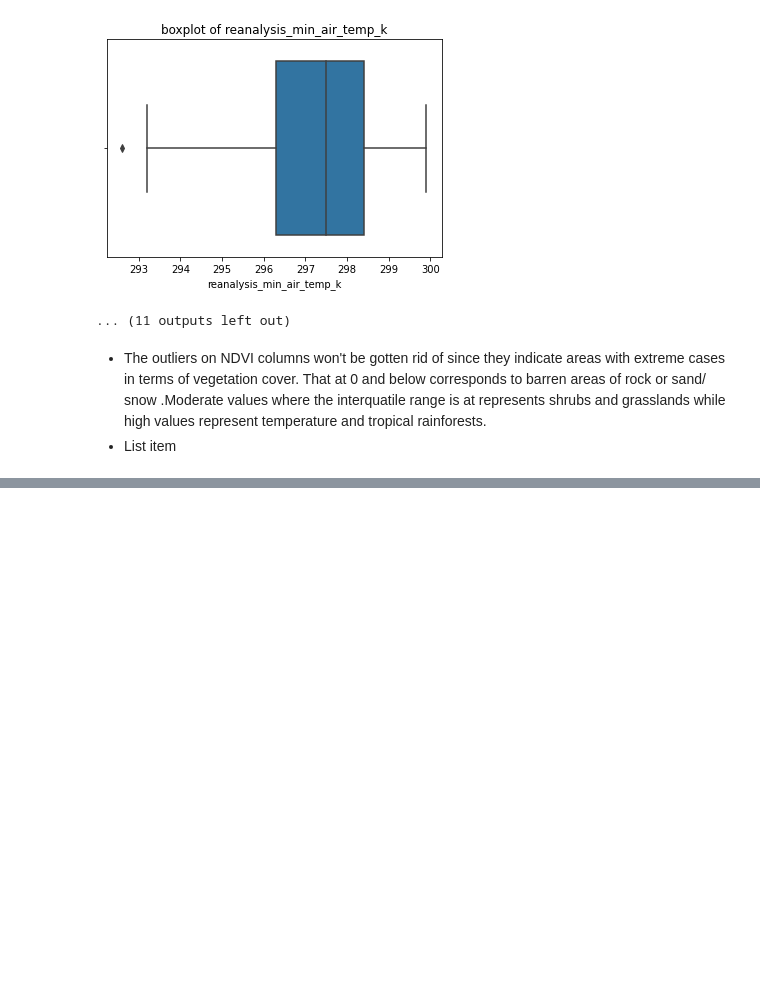
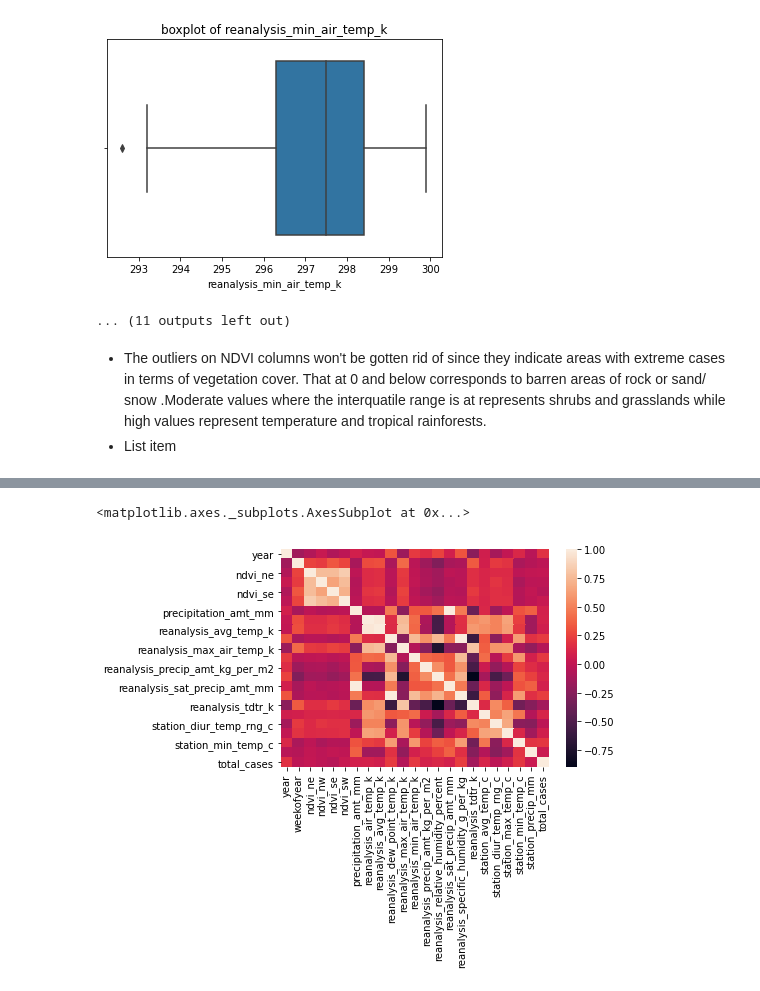
Before and after one commit to Mjcherono/Predicting-Disease-Spread, a Jupyter notebook: dengue.ipynb, the cells around one changed output, grey strips where cells are left out. Drawn from its saved outputs; the diff is of its cells as text; code cells hidden in the pictures; blank space fills up the shorter version.

```diff
--- a/dengue.ipynb
+++ b/dengue.ipynb
@@ -410,0 +449,7 @@ sns.heatmap(sj.corr()**2)
+# %%
+#Iquitos
+data_corr2 = iq.corr()
+sns.heatmap(data_corr2)
+# %% [output]
+<matplotlib.axes._subplots.AxesSubplot at 0x...>
+[figure, added]
```
Also changed, not shown: parts of 7 cells of this notebook.
